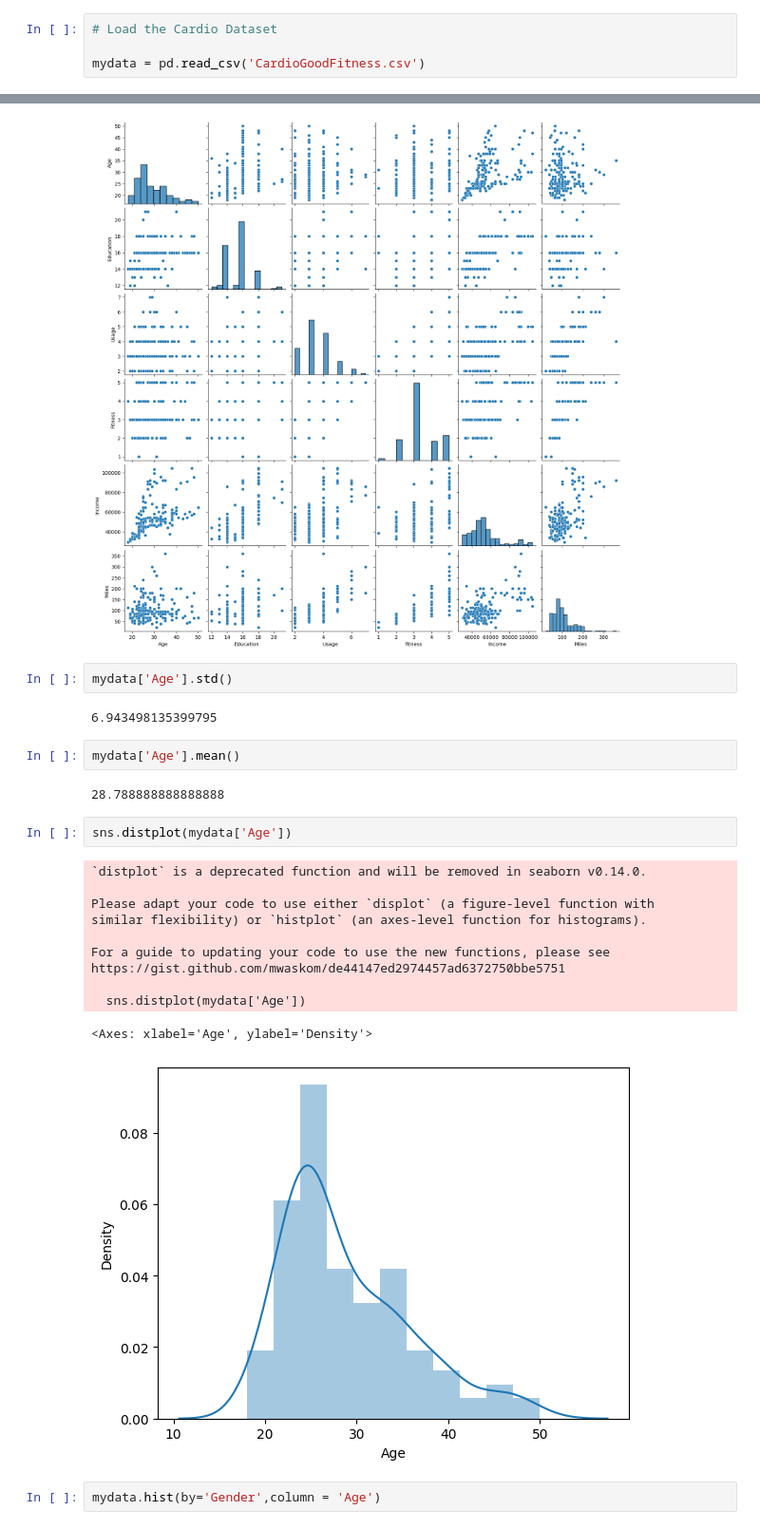
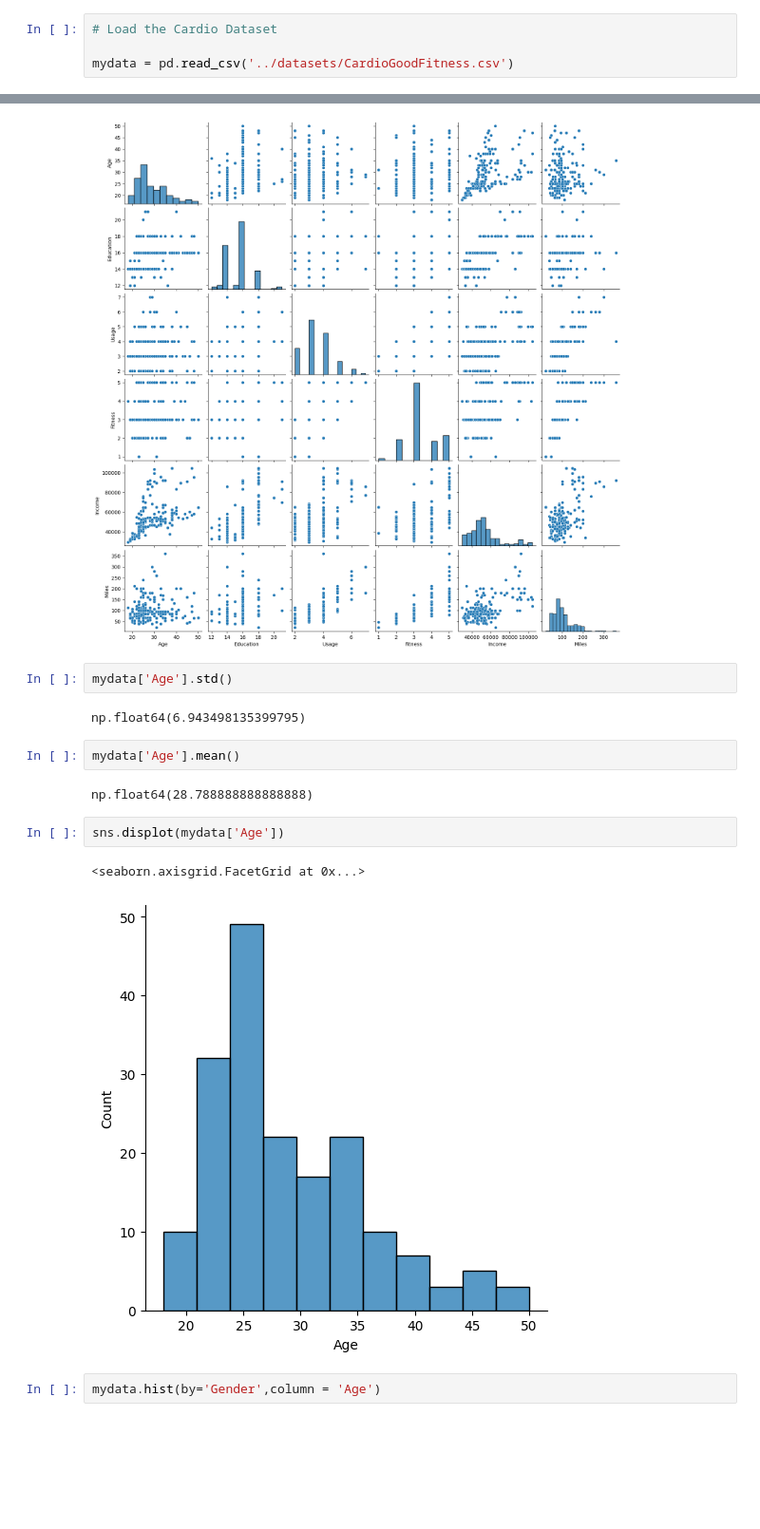
Before and after one commit to Jamadagni-k/DS-AI_Refresh, a Jupyter notebook: notebooks/CardioGoodFitness+-+Descriptive+Statistics.ipynb, the cells around one changed output, grey strips where cells are left out. Shown at 95% size. Cells and saved outputs as stored; diff of their text form; blank space fills up the shorter version.

Commit message:
Made some changes to the code old deprecated functions have been replaced

```diff
--- a/notebooks/CardioGoodFitness+-+Descriptive+Statistics.ipynb
+++ b/notebooks/CardioGoodFitness+-+Descriptive+Statistics.ipynb
@@ -22,7 +26,7 @@ import pandas as pd
 # %%
 # Load the Cardio Dataset
 
-mydata = pd.read_csv('CardioGoodFitness.csv')
+mydata = pd.read_csv('../datasets/CardioGoodFitness.csv')
 # %%
 mydata.head()
 # %% [output]
@@ -152,25 +156,16 @@ sns.pairplot(mydata)
 # %%
 mydata['Age'].std()
 # %% [output]
-6.943498135399795
+np.float64(6.943498135399795)
 # %%
 mydata['Age'].mean()
 # %% [output]
-28.788888888888888
+np.float64(28.788888888888888)
 # %%
-sns.distplot(mydata['Age'])
+sns.displot(mydata['Age'])
 # %% [output]
-`distplot` is a deprecated function and will be removed in seaborn v0.14.0.
-
-Please adapt your code to use either `displot` (a figure-level function with
-similar flexibility) or `histplot` (an axes-level function for histograms).
-
-For a guide to updating your code to use the new functions, please see
-https://gist.github.com/mwaskom/de44147ed2974457ad6372750bbe5751
-
-  sns.distplot(mydata['Age'])
+<seaborn.axisgrid.FacetGrid at 0x...>
-<Axes: xlabel='Age', ylabel='Density'>
-[figure, old version]
+[figure, new version]
 # %%
 mydata.hist(by='Gender',column = 'Age')
 # %% [output]
```
Also changed, not shown: parts of 4 cells of this notebook.
